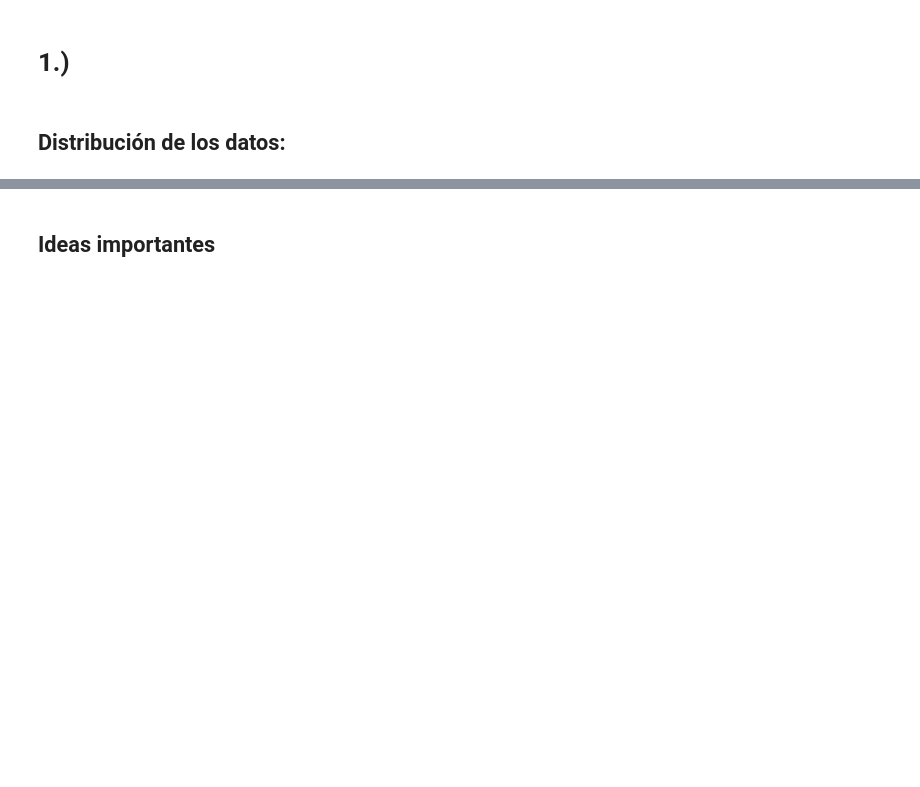
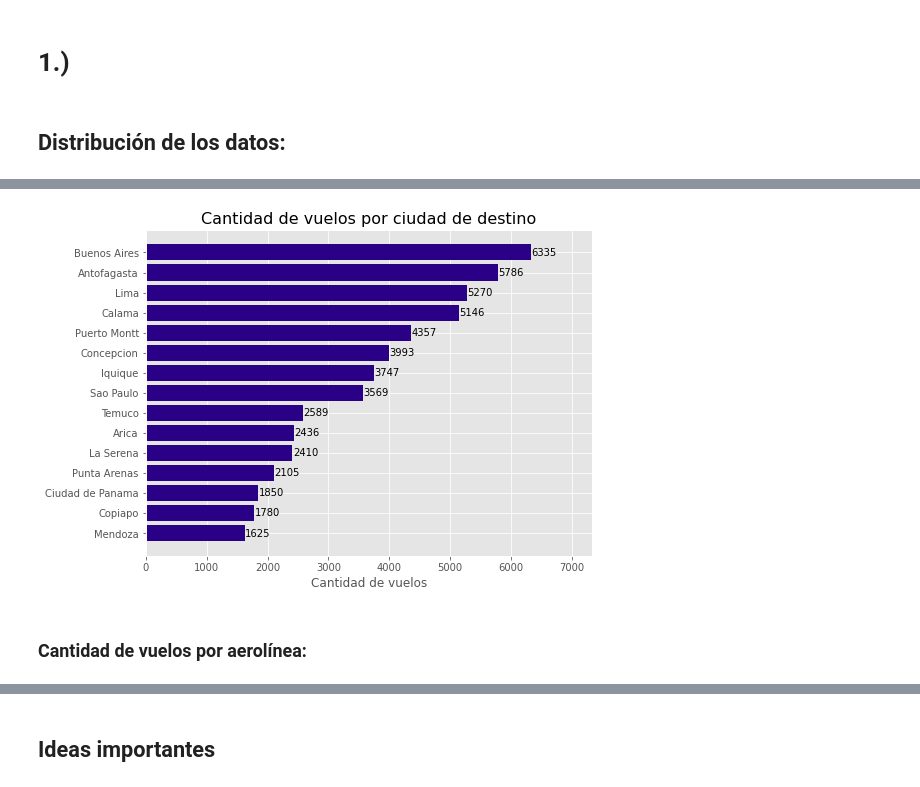
Before and after one commit to Felopo/Data-Scientist-Challenge-LATAM-Airlines, a Jupyter notebook: solution.ipynb, the cells around one changed output, grey strips where cells are left out. Drawn from its saved outputs; the diff is of its cells as text; code cells hidden in the pictures; blank space fills up the shorter version.

```diff
--- a/solution.ipynb
+++ b/solution.ipynb
@@ -168,0 +230,14 @@ vuelos
+# %%
+# Vuelos por ciudad de destino
+vuelos_dest = (
+    vuelos.groupby("siglades").agg(
+        cantidad_vuelos = pd.NamedAgg(column="vlo_i", aggfunc="count")
+    ).reset_index()
+)
+# %%
+# Graficamos
+graph_bar(vuelos_dest, "siglades", "cantidad_vuelos", "ciudad de destino")
+# %% [output]
+[figure, added]
+# %% [markdown]
+### Cantidad de vuelos por aerolínea:
```
Also changed, not shown: parts of 18 cells of this notebook.
